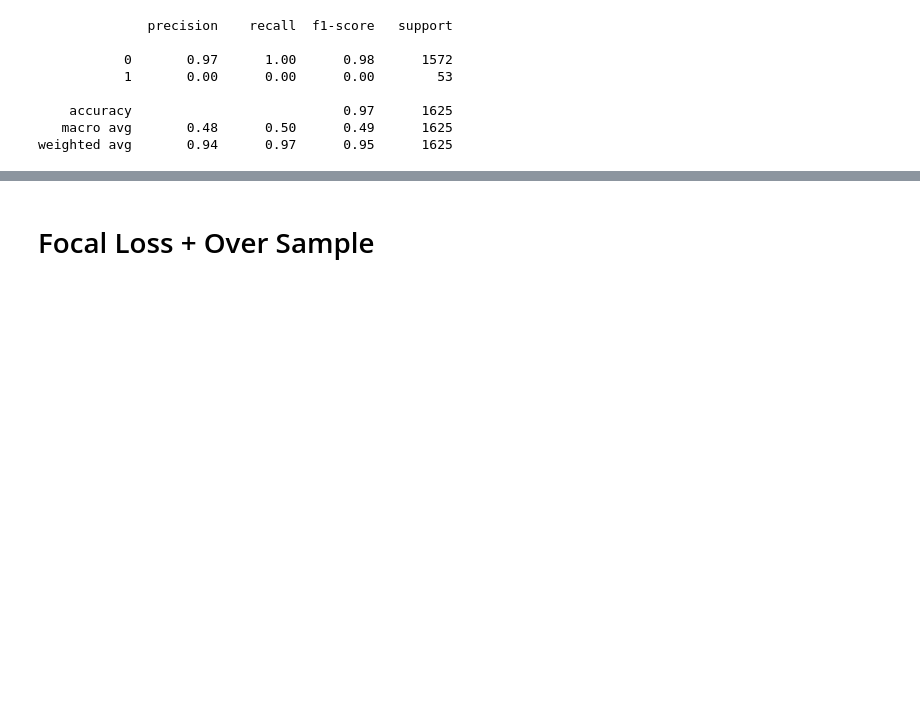
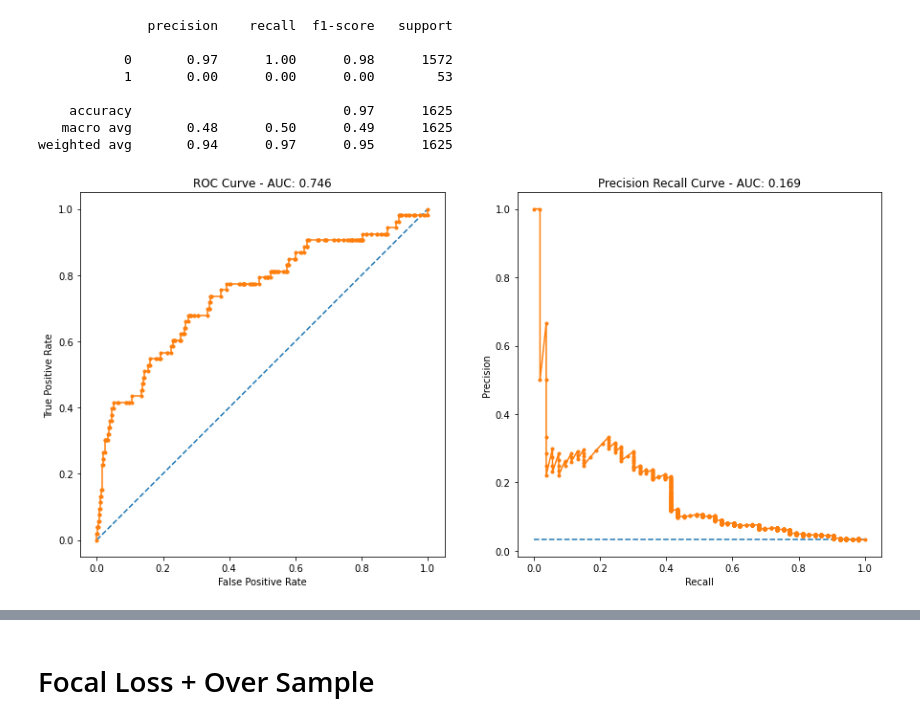
Before and after one commit to swilsonmfc/imbalanced, a Jupyter notebook: WineQuality.ipynb, the cells around one changed output, grey strips where cells are left out. Drawn from its saved outputs; the diff is of its cells as text; code cells hidden in the pictures; blank space fills up the shorter version.

Commit message:
Plot ROC & PR curves for focal loss models

```diff
--- a/WineQuality.ipynb
+++ b/WineQuality.ipynb
@@ -324,6 +328,30 @@ def score_model(y, y_hat):
   acc = accuracy_score(y, y_hat)
   f1  = f1_score(y, y_hat)
   return cm, acc, (maj_precision, maj_recall), (min_precision, min_recall), f1
+# %%
+def plot_roc(y, probs):
+  fig, (ax1, ax2) = plt.subplots(1, 2, figsize=(15, 7))
+
+  #Imbalanced ROC Curve
+  fpr, tpr, thresholds = roc_curve(y, probs)
+  auc_roc = roc_auc_score(y, probs)
+  ax1.plot([0, 1], [0, 1], linestyle='--')
+  ax1.plot(fpr, tpr, marker='.')
+  ax1.set_xlabel('False Positive Rate')
+  ax1.set_ylabel('True Positive Rate')
+  ax1.set_title('ROC Curve - AUC: %.3f' % auc_roc)
+
+  #Precision Recall Curve
+  precision, recall, thresholds = precision_recall_curve(y, probs)
+  auc_pre_rec = auc(recall, precision)
+  no_skill = sum(y) / len(y)
+  ax2.plot([0, 1], [no_skill, no_skill], linestyle='--')
+  ax2.plot(recall, precision, marker='.')
+  ax2.set_xlabel('Recall')
+  ax2.set_ylabel('Precision')
+  ax2.set_title('Precision Recall Curve - AUC: %.3f' % auc_pre_rec)
+
+  return auc_roc, auc_pre_rec
 # %% [markdown]
 # Tracking
 # %%
@@ -944,6 +972,10 @@ print(classification_report(y_test, y_hat))
     accuracy                           0.97      1625
    macro avg       0.48      0.50      0.49      1625
 weighted avg       0.94      0.97      0.95      1625
+# %%
+plot_roc(y_test, y_hat_proba);
+# %% [output]
+[figure, added]
 # %%
 cm, acc, maj, min, f1 = score_model(y_test, y_hat)
 results_df.loc['Focal Loss'] = [*maj, *min, acc, f1]
```
Also changed, not shown: parts of 22 cells of this notebook.
